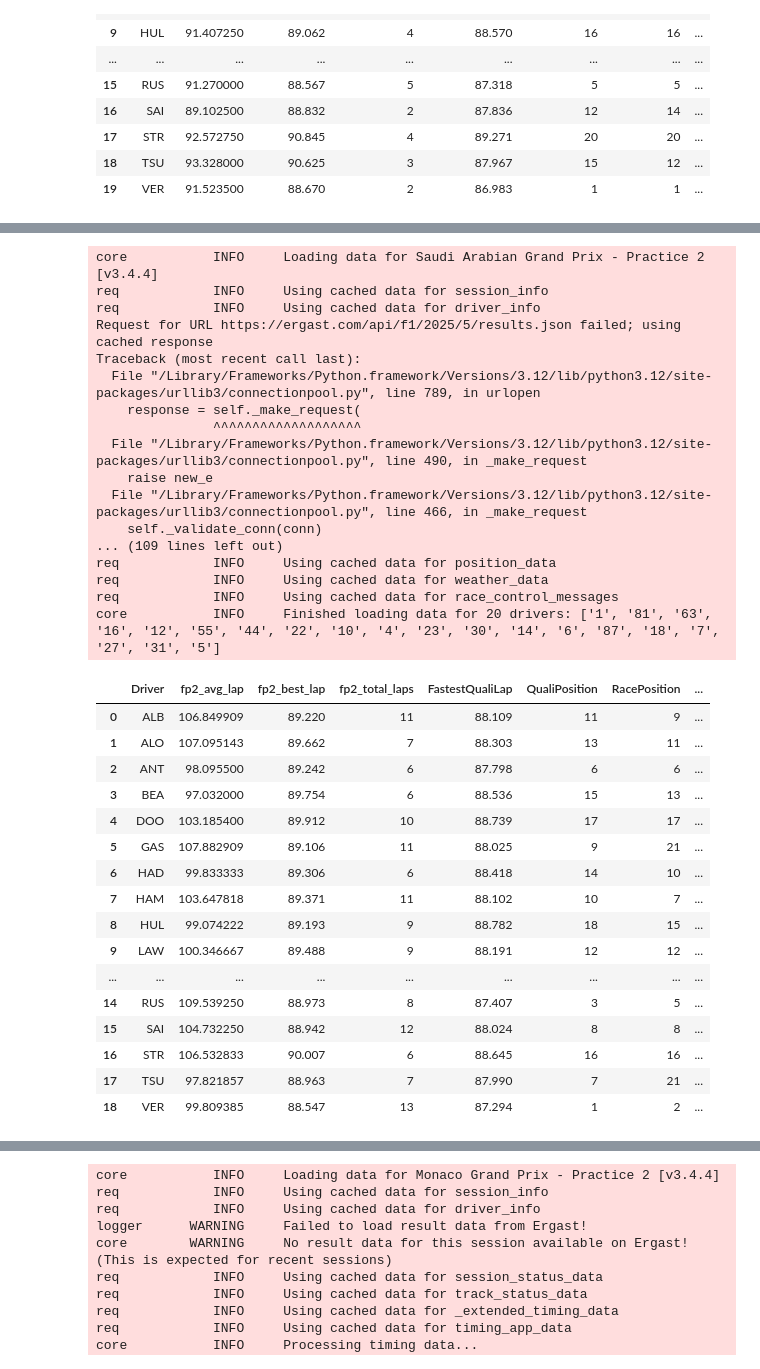
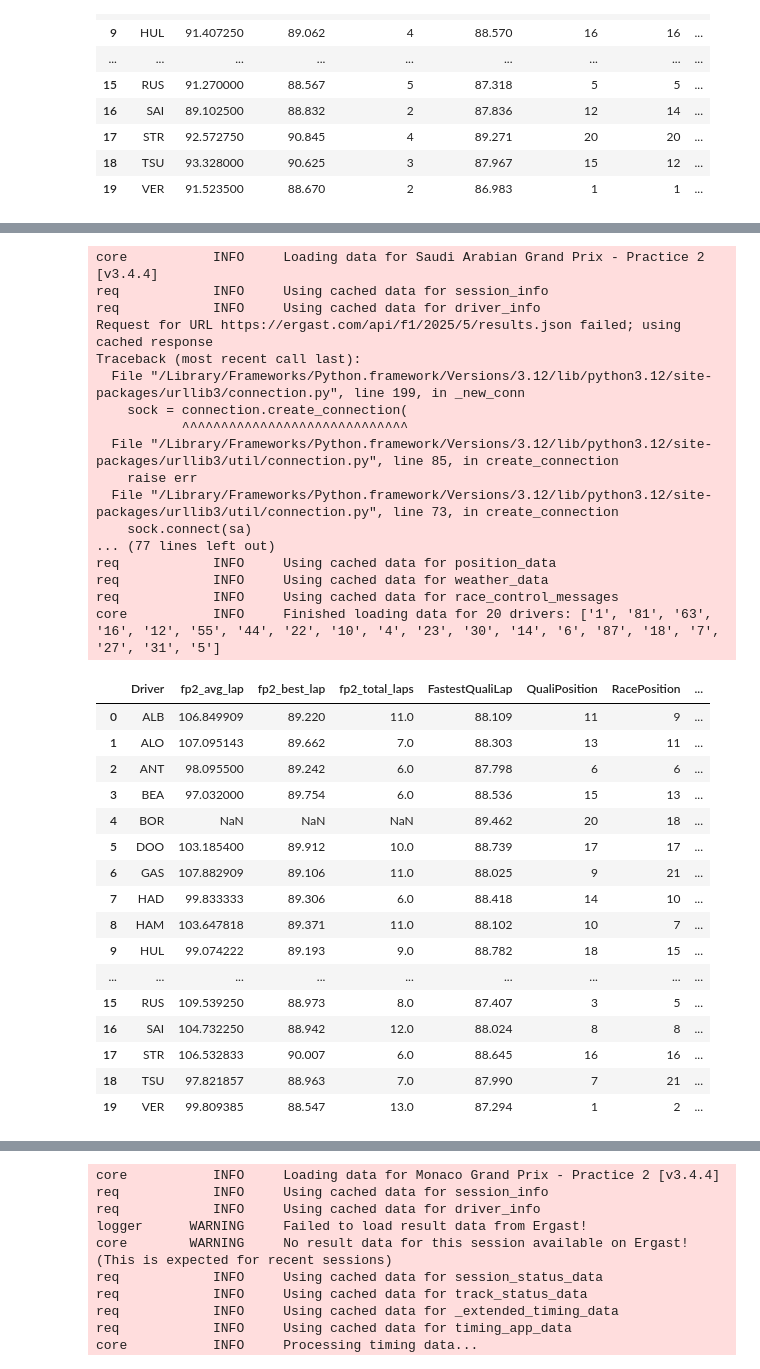
Before and after one commit to ipolishc22/f1-podium-predictor, a Jupyter notebook: notebooks/data_collection.ipynb, the cells around one changed output, grey strips where cells are left out. Cells and saved outputs as stored; diff of their text form; code cells hidden in the pictures.

```diff
--- a/notebooks/data_collection.ipynb
+++ b/notebooks/data_collection.ipynb
@@ -311,9 +372,9 @@ df_quali_5 = extract_session_data(2025, "Saudi Arabia", "Q")
 fp2_clean_5 = clean_session_data(df_fp2_5)
 quali_clean_5 = clean_session_data(df_quali_5)
 
-fp2_features_5 = extract_fp2_features(fp2_clean_5)
+fp2_features_5_raw = extract_fp2_features(fp2_clean_5)
+fp2_features_5_raw = fp2_features_5_raw.drop_duplicates(subset="Driver", keep="first")
 
-quali_features_5 = extract_quali_features(quali_clean_5)
 
 manual_positions_5 = {'PIA': [1, False],
                       'VER': [2, False],
@@ -322,58 +383,75 @@ manual_positions_5 = {'PIA': [1, False],
                       'RUS': [5, False],
                       'ANT': [6, False],
                       'HAM': [7, False],
                       'SAI': [8, False],
                       'ALB': [9, False],
                       'HAD': [10, False],
                       'ALO': [11, False],
                       'LAW': [12, False],
                       'BEA': [13, False],
                       'OCO': [14, False],
                       'HUL': [15, False],
                       'STR': [16, False],
                       'DOO': [17, False],
                       'BOR': [18, False],
                       'TSU': [21, True],
                       'GAS': [21, True]}
 
-race_df_5 = assemble_race_dataset(fp2_features_5, quali_features_5, manual_positions_5)
+
+fp2_features_5 = pd.DataFrame({'Driver': list(manual_positions_5.keys())})
+fp2_features_5 = fp2_features_5.merge(fp2_features_5_raw, on='Driver', how='left')
+
+quali_features_5 = extract_quali_features(quali_clean_5)
+
+quali_features_5_raw = extract_quali_features(quali_clean_5)
+quali_features_5 = pd.DataFrame({'Driver': list(manual_positions_5.keys())})
+quali_features_5 = quali_features_5.merge(quali_features_5_raw, on='Driver', how='left')
+
+
+race_df_5 = fp2_features_5.merge(quali_features_5, on="Driver", how="outer")
+
+# Add manual position + DNF flags
+manual_df = pd.DataFrame.from_dict(manual_positions_5, orient='index').reset_index()
+manual_df.columns = ['Driver', 'RacePosition', 'DNF']
+race_df_5 = race_df_5.merge(manual_df, on="Driver", how="left")
+
 race_df_5["grand_prix"] = "Saudi Arabia"
 race_df_5
 # %% [output]
 core           INFO     Loading data for Saudi Arabian Grand Prix - Practice 2 [v3.4.4]
 req            INFO     Using cached data for session_info
 req            INFO     Using cached data for driver_info
 Request for URL https://ergast.com/api/f1/2025/5/results.json failed; using cached response
 Traceback (most recent call last):
-  File "/Library/Frameworks/Python.framework/Versions/3.12/lib/python3.12/site-packages/urllib3/connectionpool.py", line 789, in urlopen
-    response = self._make_request(
-               ^^^^^^^^^^^^^^^^^^^
-  File "/Library/Frameworks/Python.framework/Versions/3.12/lib/python3.12/site-packages/urllib3/connectionpool.py", line 490, in _make_request
-    raise new_e
-  File "/Library/Frameworks/Python.framework/Versions/3.12/lib/python3.12/site-packages/urllib3/connectionpool.py", line 466, in _make_request
-    self._validate_conn(conn)
-... (109 lines left out)
+  File "/Library/Frameworks/Python.framework/Versions/3.12/lib/python3.12/site-packages/urllib3/connection.py", line 199, in _new_conn
+    sock = connection.create_connection(
+           ^^^^^^^^^^^^^^^^^^^^^^^^^^^^^
+  File "/Library/Frameworks/Python.framework/Versions/3.12/lib/python3.12/site-packages/urllib3/util/connection.py", line 85, in create_connection
+    raise err
+  File "/Library/Frameworks/Python.framework/Versions/3.12/lib/python3.12/site-packages/urllib3/util/connection.py", line 73, in create_connection
+    sock.connect(sa)
+... (77 lines left out)
 req            INFO     Using cached data for position_data
 req            INFO     Using cached data for weather_data
 req            INFO     Using cached data for race_control_messages
 core           INFO     Finished loading data for 20 drivers: ['1', '81', '63', '16', '12', '55', '44', '22', '10', '4', '23', '30', '14', '6', '87', '18', '7', '27', '31', '5']
 |  | Driver | fp2_avg_lap | fp2_best_lap | fp2_total_laps | FastestQualiLap | QualiPosition | RacePosition | ... |
-| 0 | ALB | 106.849909 | 89.220 | 11 | 88.109 | 11 | 9 | ... |
-| 1 | ALO | 107.095143 | 89.662 | 7 | 88.303 | 13 | 11 | ... |
-| 2 | ANT | 98.095500 | 89.242 | 6 | 87.798 | 6 | 6 | ... |
-| 3 | BEA | 97.032000 | 89.754 | 6 | 88.536 | 15 | 13 | ... |
-| 4 | DOO | 103.185400 | 89.912 | 10 | 88.739 | 17 | 17 | ... |
-| 5 | GAS | 107.882909 | 89.106 | 11 | 88.025 | 9 | 21 | ... |
-| 6 | HAD | 99.833333 | 89.306 | 6 | 88.418 | 14 | 10 | ... |
-| 7 | HAM | 103.647818 | 89.371 | 11 | 88.102 | 10 | 7 | ... |
-| 8 | HUL | 99.074222 | 89.193 | 9 | 88.782 | 18 | 15 | ... |
-| 9 | LAW | 100.346667 | 89.488 | 9 | 88.191 | 12 | 12 | ... |
+| 0 | ALB | 106.849909 | 89.220 | 11.0 | 88.109 | 11 | 9 | ... |
+| 1 | ALO | 107.095143 | 89.662 | 7.0 | 88.303 | 13 | 11 | ... |
+| 2 | ANT | 98.095500 | 89.242 | 6.0 | 87.798 | 6 | 6 | ... |
+| 3 | BEA | 97.032000 | 89.754 | 6.0 | 88.536 | 15 | 13 | ... |
+| 4 | BOR | NaN | NaN | NaN | 89.462 | 20 | 18 | ... |
+| 5 | DOO | 103.185400 | 89.912 | 10.0 | 88.739 | 17 | 17 | ... |
+| 6 | GAS | 107.882909 | 89.106 | 11.0 | 88.025 | 9 | 21 | ... |
+| 7 | HAD | 99.833333 | 89.306 | 6.0 | 88.418 | 14 | 10 | ... |
+| 8 | HAM | 103.647818 | 89.371 | 11.0 | 88.102 | 10 | 7 | ... |
+| 9 | HUL | 99.074222 | 89.193 | 9.0 | 88.782 | 18 | 15 | ... |
 | ... | ... | ... | ... | ... | ... | ... | ... | ... |
-| 14 | RUS | 109.539250 | 88.973 | 8 | 87.407 | 3 | 5 | ... |
-| 15 | SAI | 104.732250 | 88.942 | 12 | 88.024 | 8 | 8 | ... |
-| 16 | STR | 106.532833 | 90.007 | 6 | 88.645 | 16 | 16 | ... |
-| 17 | TSU | 97.821857 | 88.963 | 7 | 87.990 | 7 | 21 | ... |
-| 18 | VER | 99.809385 | 88.547 | 13 | 87.294 | 1 | 2 | ... |
+| 15 | RUS | 109.539250 | 88.973 | 8.0 | 87.407 | 3 | 5 | ... |
+| 16 | SAI | 104.732250 | 88.942 | 12.0 | 88.024 | 8 | 8 | ... |
+| 17 | STR | 106.532833 | 90.007 | 6.0 | 88.645 | 16 | 16 | ... |
+| 18 | TSU | 97.821857 | 88.963 | 7.0 | 87.990 | 7 | 21 | ... |
+| 19 | VER | 99.809385 | 88.547 | 13.0 | 87.294 | 1 | 2 | ... |
 # %%
 # Miami GP 2025 (Round 6)
 df_fp2_6 = extract_session_data(2025, "Miami", "FP1")
```
Also changed, not shown: parts of 18 cells of this notebook, 1 other file.
